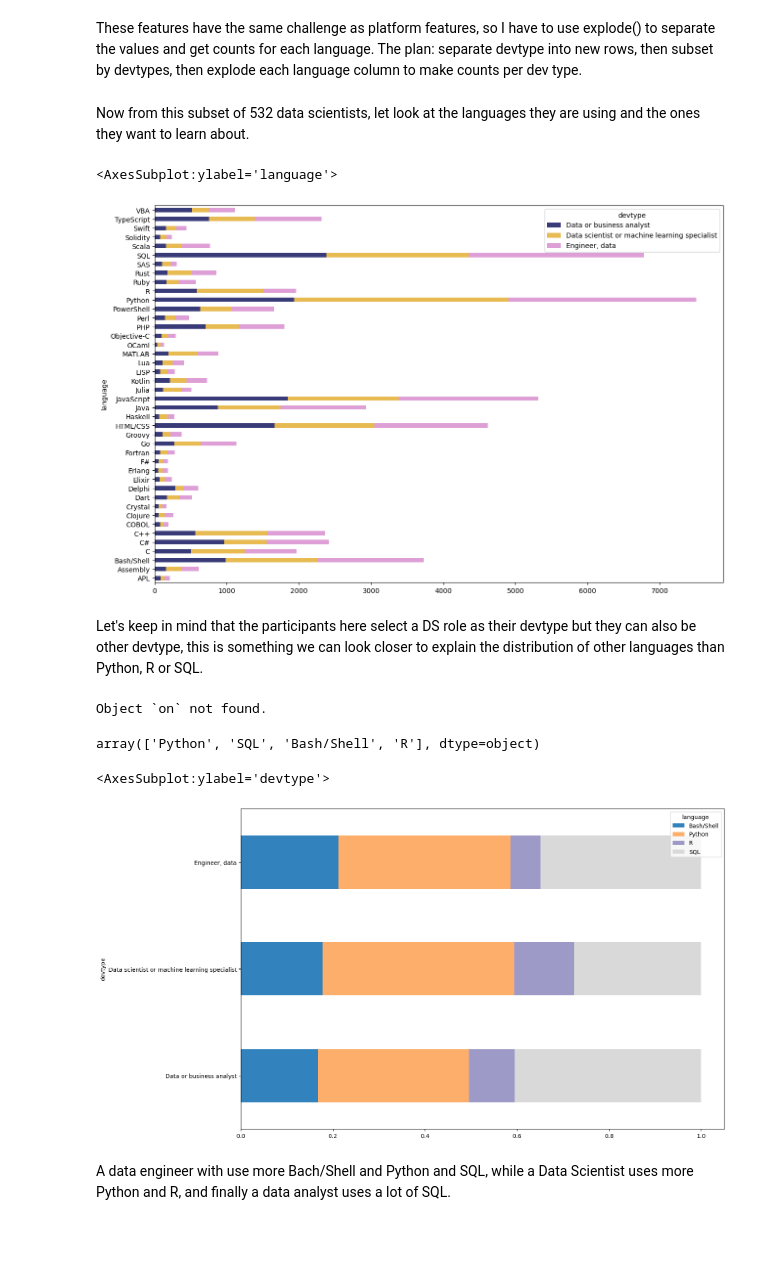
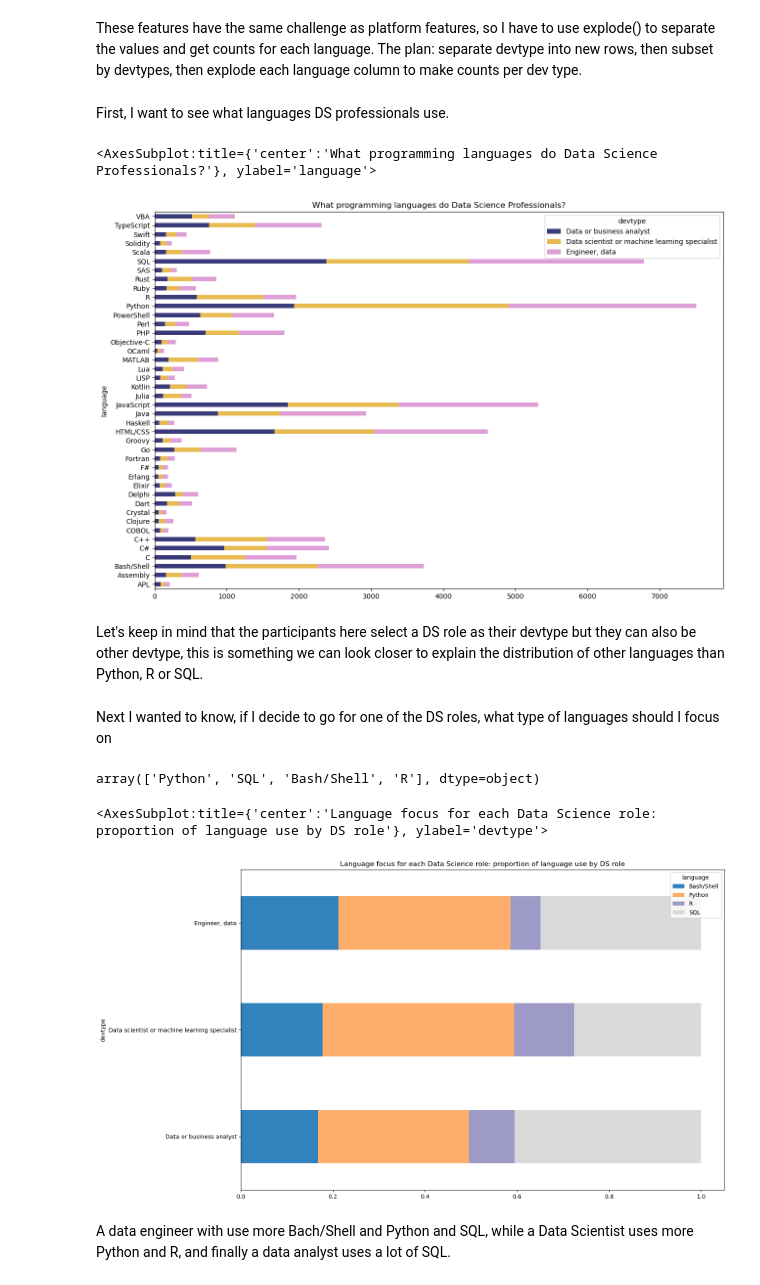
Before and after one commit to thecochenille/stackoverflow_survey2019to2022, a Jupyter notebook: Stackoverflow_survey2022Analysis.ipynb, the cells around one changed output. Cells and saved outputs as stored; diff of their text form; code cells hidden in the pictures; blank space fills up the shorter version.

```diff
--- a/Stackoverflow_survey2022Analysis.ipynb
+++ b/Stackoverflow_survey2022Analysis.ipynb
@@ -132,16 +138,12 @@ df2022_DS.LanguageWantToWorkWith.nunique()
 # %% [markdown]
 These features have the same challenge as platform features, so I have to use explode() to separate the values and get counts for each language. The plan: separate devtype into new rows, then subset by devtypes, then explode each language column to make counts per dev type.
 # %% [markdown]
-Now from this subset of 532 data scientists, let look at the languages they are using and the ones they want to learn about.
+First, I want to see what languages DS professionals use.
 # %%
 df2022_DS_explode_currentlanguage = df2022_DS.assign(language=df2022_DS.LanguageHaveWorkedWith.str.split(';')).explode('language').reset_index(drop=True)
-df2022_DS_explode_currentlanguage.groupby(['language'])['devtype'].value_counts().unstack().plot(kind='barh', stacked=True,colormap='tab20b',figsize=(15,10))
+df2022_DS_explode_currentlanguage.groupby(['language'])['devtype'].value_counts().unstack().plot(kind='barh', stacked=True,colormap='tab20b',figsize=(15,10), title='What programming languages do Data Science Professionals?')
 # %% [output]
-<AxesSubplot:ylabel='language'>
+<AxesSubplot:title={'center':'What programming languages do Data Science Professionals?'}, ylabel='language'>
-[figure, old version]
+[figure, new version]
 # %% [markdown]
 Let's keep in mind that the participants here select a DS role as their devtype but they can also be other devtype, this is something we can look closer to explain the distribution of other languages than Python, R or SQL.
-# %%
-Next I wanted to know, if I decide to go for one of the DS roles, what type of languages should I focus on?
-# %% [output]
-Object `on` not found.
@@ -150,3 +150,5 @@ Next I wanted to know, if I decide to go for one of the DS roles, what type of l
+# %% [markdown]
+Next I wanted to know, if I decide to go for one of the DS roles, what type of languages should I focus on
 # %%
 # among the languages that are usually used by data science people, who uses most of which language?
 DS_lang=['SQL','Python','R','Bash/Shell']
@@ -155,9 +157,9 @@ df2022_DSlang['language'].unique()
 # %% [output]
 array(['Python', 'SQL', 'Bash/Shell', 'R'], dtype=object)
 # %%
-df2022_DSlang.groupby(['devtype'])['language'].value_counts(normalize=True).unstack().plot(kind='barh', stacked=True,colormap='tab20c',figsize=(15,10))
+df2022_DSlang.groupby(['devtype'])['language'].value_counts(normalize=True).unstack().plot(kind='barh', stacked=True,colormap='tab20c',figsize=(15,10), title='Language focus for each Data Science role: proportion of language use by DS role')
 # %% [output]
-<AxesSubplot:ylabel='devtype'>
+<AxesSubplot:title={'center':'Language focus for each Data Science role: proportion of language use by DS role'}, ylabel='devtype'>
-[figure, old version]
+[figure, new version]
 # %% [markdown]
 A data engineer with use more Bach/Shell and Python and SQL, while a Data Scientist uses more Python and R, and finally a data analyst uses a lot of SQL.
```
Also changed, not shown: parts of 68 cells of this notebook, 1 other file.
